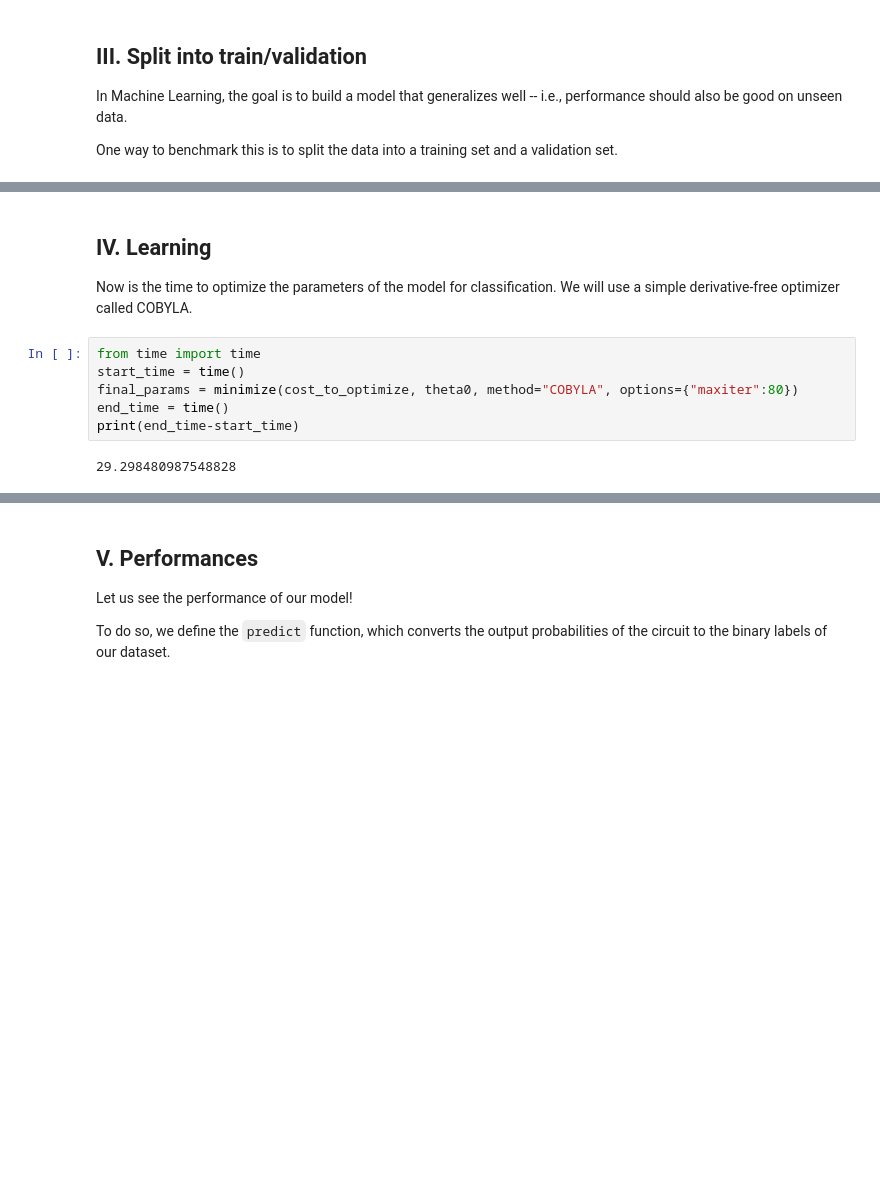
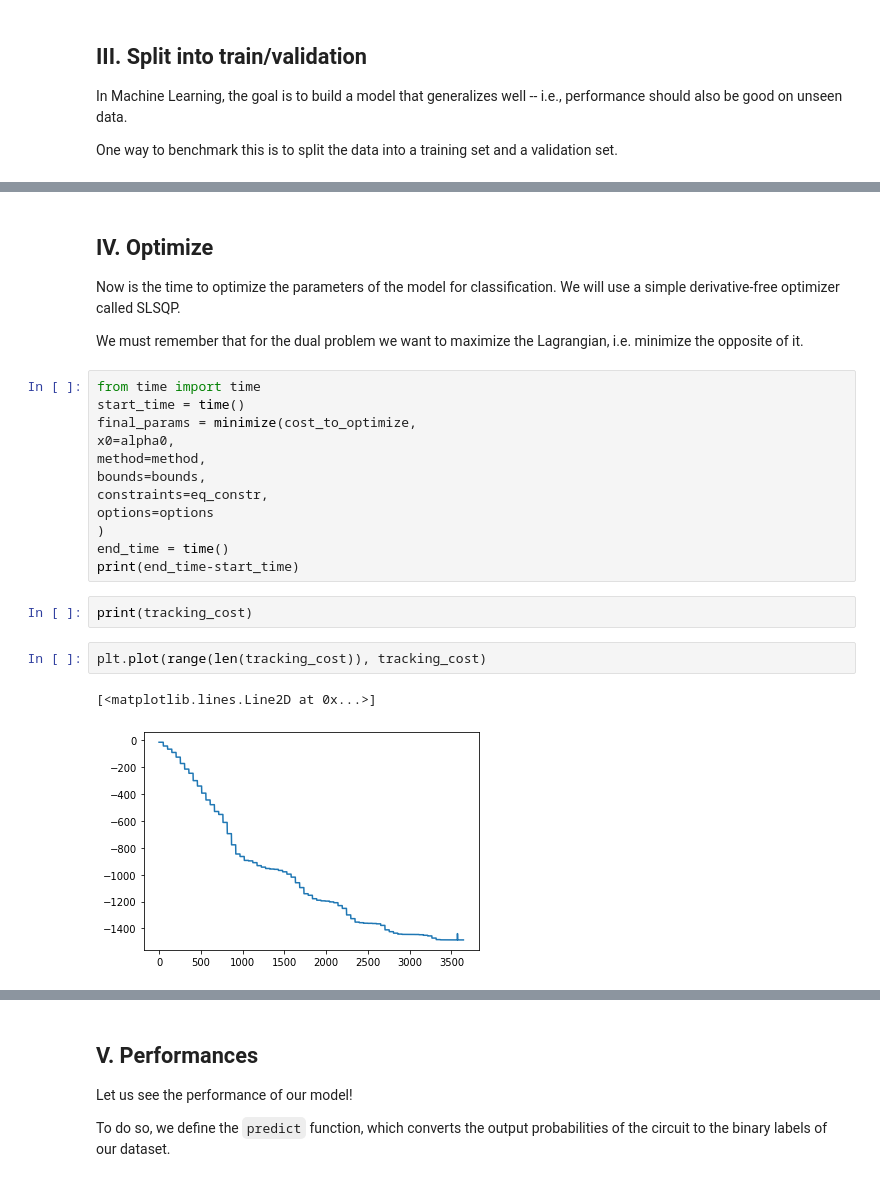
Before and after one commit to debrevitatevitae/aqa-project, a Jupyter notebook: examples_for_learning/pqc_classification_lab.ipynb, the cells around one changed output, grey strips where cells are left out. Cells and saved outputs as stored; diff of their text form; blank space fills up the shorter version.

```diff
--- a/examples_for_learning/pqc_classification_lab.ipynb
+++ b/examples_for_learning/pqc_classification_lab.ipynb
@@ -240,14 +264,27 @@ def cost_to_optimize(params):
 # %% [markdown]
-## IV. Learning
+## IV. Optimize
 
-Now is the time to optimize the parameters of the model for classification. We will use a simple derivative-free optimizer called COBYLA.
+Now is the time to optimize the parameters of the model for classification. We will use a simple derivative-free optimizer called SLSQP.
+
+We must remember that for the dual problem we want to maximize the Lagrangian, i.e. minimize the opposite of it.
 # %%
 from time import time
 start_time = time()
-final_params = minimize(cost_to_optimize, theta0, method="COBYLA", options={"maxiter":80})
+final_params = minimize(cost_to_optimize,
+x0=alpha0,
+method=method,
+bounds=bounds,
+constraints=eq_constr,
+options=options
+)
 end_time = time()
 print(end_time-start_time)
-# %% [output]
-29.298480987548828
+# %%
+print(tracking_cost)
+# %%
+plt.plot(range(len(tracking_cost)), tracking_cost)
+# %% [output]
+[<matplotlib.lines.Line2D at 0x...>]
+[figure, added]
 # %%
 final_params
```
Also changed, not shown: parts of 37 cells of this notebook.
